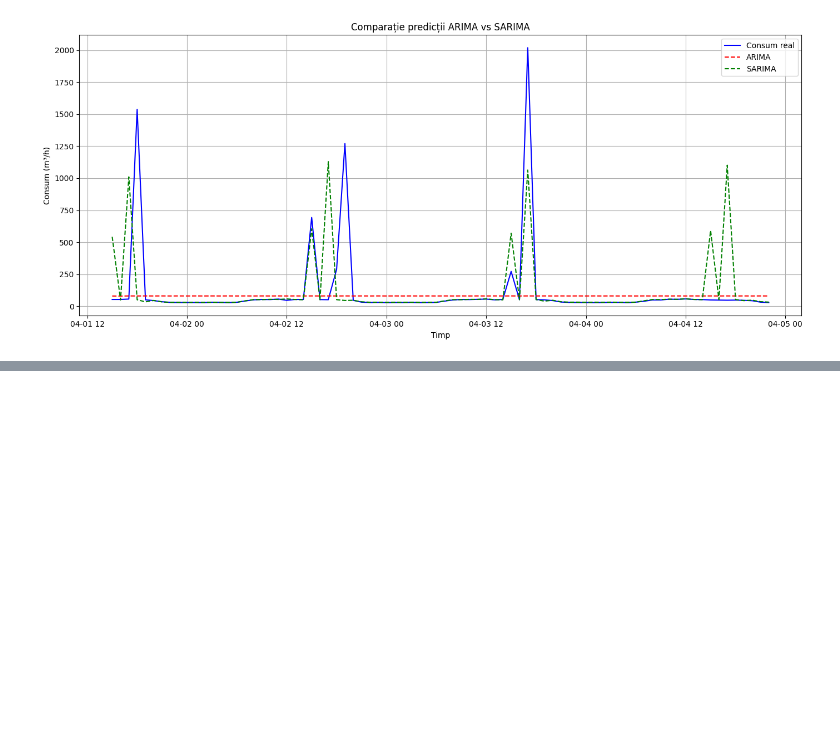
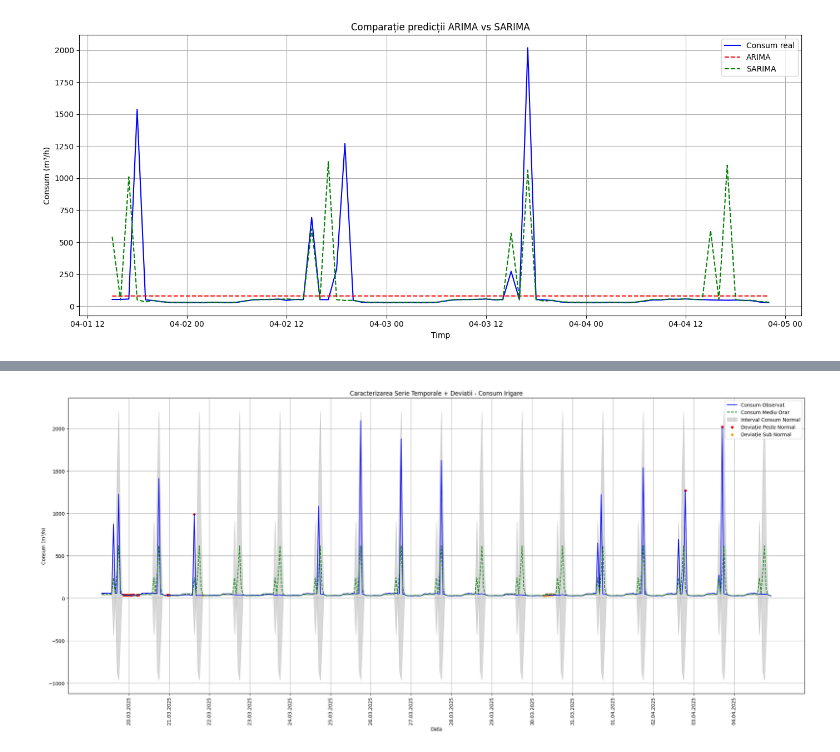
Before and after one commit to snnack123/WaterConsumption, a Jupyter notebook: water consumption/ProcessCSVs.ipynb, the cells around one changed output, grey strips where cells are left out. Drawn from its saved outputs; the diff is of its cells as text; code cells hidden in the pictures; blank space fills up the shorter version.

```diff
--- a/water consumption/ProcessCSVs.ipynb
+++ b/water consumption/ProcessCSVs.ipynb
@@ -343,0 +475,98 @@ SARIMA RMSE: 325.92
+# %%
+import pandas as pd
+import numpy as np
+import matplotlib.pyplot as plt
+from matplotlib.dates import DateFormatter
+
+# 1. Citire fișier
+df = pd.read_csv("procesat_consum_irigare.csv")
+df["x"] = pd.to_datetime(df["x"])
+df.set_index("x", inplace=True)
+df = df.sort_index()
+
+df["Hour"] = df.index.hour
+df["Weekday"] = df.index.dayofweek  # 0 - luni, 6 - duminica
+
+# 2. Caracterizare serie temporala
+stats = {
+    "Mean": df["y"].mean(),
+    "Median": df["y"].median(),
+    "Std Dev": df["y"].std(),
+    "Min": df["y"].min(),
+    "Max": df["y"].max(),
+    "P95": np.percentile(df["y"], 95),
+    "Numar total inregistrari": len(df),
+}
+
+# 3. Profil normal orar
+hourly_profile = df.groupby("Hour")["y"].agg(["mean", "std"])
+
+df["mean"] = df["Hour"].map(hourly_profile["mean"])
+df["std"] = df["Hour"].map(hourly_profile["std"])
+
+df["upper_threshold"] = df["mean"] + 2 * df["std"]
+df["lower_threshold"] = df["mean"] - 2 * df["std"]
+
+# 4. Detectare deviații
+df["deviation_type"] = np.where(
+    df["y"] > df["upper_threshold"], "Above Normal",
+    np.where(df["y"] < df["lower_threshold"], "Below Normal", "Normal")
+)
+
+# 5. Cuantificare deviații
+deviation_counts = df["deviation_type"].value_counts()
+deviation_duration = df.groupby("deviation_type").size()
+
+above = df[df["deviation_type"] == "Above Normal"]
+below = df[df["deviation_type"] == "Below Normal"]
+
+deviation_stats = {
+    "Nr deviații peste normal": len(above),
+    "Nr deviații sub normal": len(below),
+    "Durata medie deviații peste normal (h)": above.shape[0] / (len(df["Date"].unique()) if "Date" in df.columns else 1),
+    "Durata medie deviații sub normal (h)": below.shape[0] / (len(df["Date"].unique()) if "Date" in df.columns else 1),
+}
+
+# 6. Vizualizare
+plt.figure(figsize=(22, 10))
+
+plt.plot(df.index, df["y"], label="Consum Observat", color="blue")
+plt.plot(df.index, df["mean"], label="Consum Mediu Orar", color="green", linestyle="--")
+
+plt.fill_between(df.index, df["lower_threshold"], df["upper_threshold"],
+                 color="gray", alpha=0.3, label="Interval Consum Normal")
+
+plt.scatter(above.index, above["y"], color="red", s=20, label="Deviație Peste Normal")
+plt.scatter(below.index, below["y"], color="orange", s=20, label="Deviație Sub Normal")
+
+plt.title("Caracterizarea Serie Temporale + Deviatii - Consum Irigare")
+plt.xlabel("Data")
+plt.ylabel("Consum (m³/h)")
+plt.legend()
+plt.grid(True)
+
+# Afișare fiecare zi pe axa X
+tick_positions = df[df.index.hour == 0].index
+tick_labels = [x.strftime("%d.%m.%Y") for x in tick_positions]
+
+plt.xticks(tick_positions, tick_labels, rotation=90)
+plt.tight_layout()
+plt.show()
+
+# 7. Export date procesate
+df.to_csv("output_caracterizare_consum_normal.csv")
+
+# 8. Export caracterizare + metrice deviații
+with open("output_caracterizare_stats.txt", "w", encoding="utf-8") as f:
+    f.write("CARACTERIZARE SERIE TEMPORALA\n")
+    for k, v in stats.items():
+        f.write(f"{k}: {v}\n")
+    f.write("\nCUANTIFICARE DEVIATII\n")
+    for k, v in deviation_stats.items():
+        f.write(f"{k}: {v}\n")
+
+print("Procesare completă. Fișiere exportate:")
+print("- output_caracterizare_consum_normal.csv")
+print("- output_caracterizare_stats.txt")
+# %% [output]
+[figure, added]
```
Also changed, not shown: parts of 8 cells of this notebook, 49 other files.
